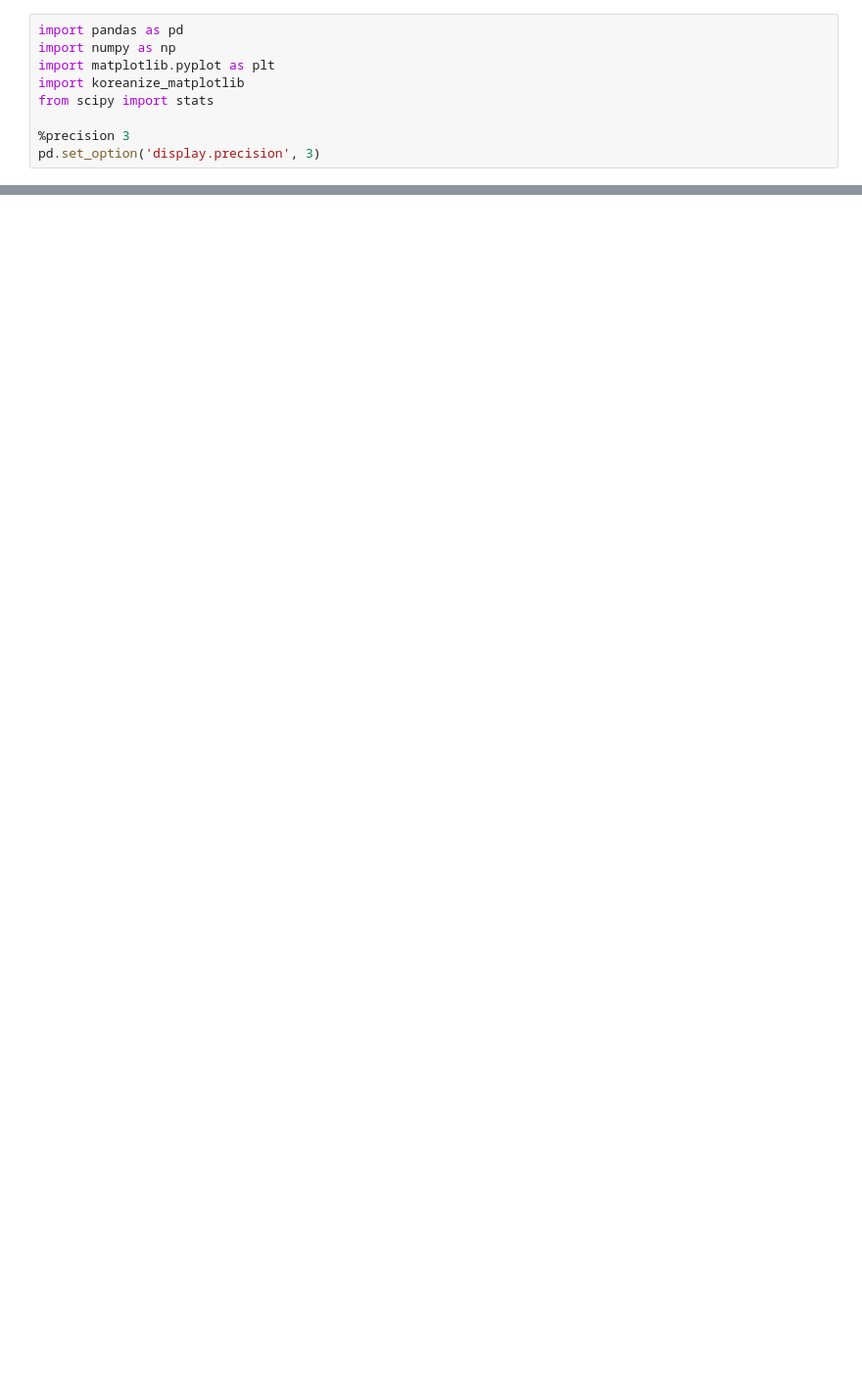
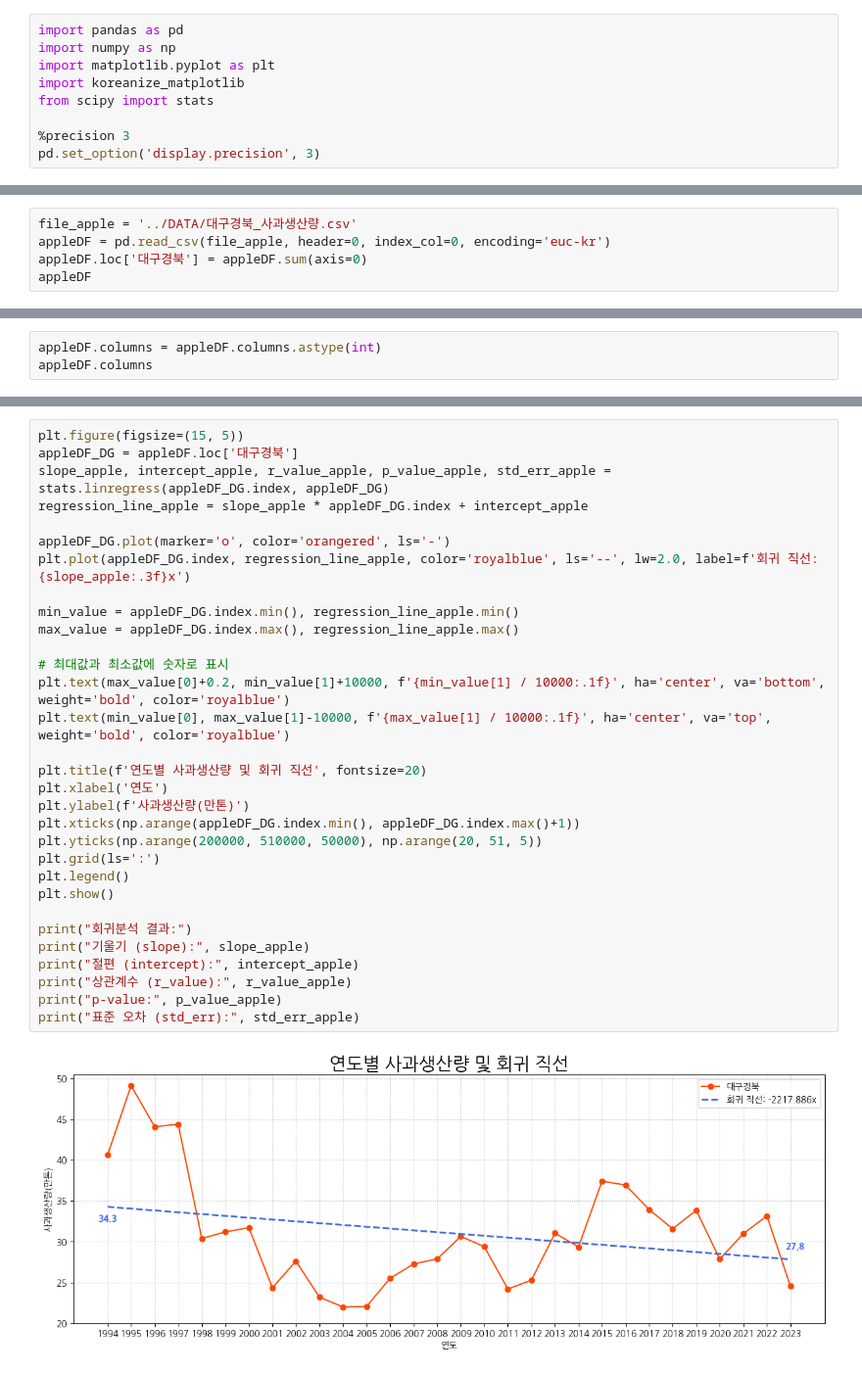
Before and after one commit to KDT-mini-project-06/KDT-mini_project-06, a Jupyter notebook: 이현길/temperature.ipynb, the cells around one changed output, grey strips where cells are left out. Shown at 98% size. Drawn from its saved outputs; the diff is of its cells as text; blank space fills up the shorter version.

Commit message:
대구경북 기온과 사과생산량 관계 분석

```diff
--- a/이현길/temperature.ipynb
+++ b/이현길/temperature.ipynb
@@ -191,0 +47,5 @@ plt.show()
+# %%
+file_apple = '../DATA/대구경북_사과생산량.csv'
+appleDF = pd.read_csv(file_apple, header=0, index_col=0, encoding='euc-kr')
+appleDF.loc['대구경북'] = appleDF.sum(axis=0)
+appleDF
@@ -191,0 +79,3 @@ plt.show()
+# %%
+appleDF.columns = appleDF.columns.astype(int)
+appleDF.columns
@@ -191,0 +87,33 @@ plt.show()
+# %%
+plt.figure(figsize=(15, 5))
+appleDF_DG = appleDF.loc['대구경북']
+slope_apple, intercept_apple, r_value_apple, p_value_apple, std_err_apple = stats.linregress(appleDF_DG.index, appleDF_DG)
+regression_line_apple = slope_apple * appleDF_DG.index + intercept_apple
+
+appleDF_DG.plot(marker='o', color='orangered', ls='-')
+plt.plot(appleDF_DG.index, regression_line_apple, color='royalblue', ls='--', lw=2.0, label=f'회귀 직선: {slope_apple:.3f}x')
+
+min_value = appleDF_DG.index.min(), regression_line_apple.min()
+max_value = appleDF_DG.index.max(), regression_line_apple.max()
+
+# 최대값과 최소값에 숫자로 표시
+plt.text(max_value[0]+0.2, min_value[1]+10000, f'{min_value[1] / 10000:.1f}', ha='center', va='bottom', weight='bold', color='royalblue')
+plt.text(min_value[0], max_value[1]-10000, f'{max_value[1] / 10000:.1f}', ha='center', va='top', weight='bold', color='royalblue')
+
+plt.title(f'연도별 사과생산량 및 회귀 직선', fontsize=20)
+plt.xlabel('연도')
+plt.ylabel(f'사과생산량(만톤)')
+plt.xticks(np.arange(appleDF_DG.index.min(), appleDF_DG.index.max()+1))
+plt.yticks(np.arange(200000, 510000, 50000), np.arange(20, 51, 5))
+plt.grid(ls=':')
+plt.legend()
+plt.show()
+
+print("회귀분석 결과:")
+print("기울기 (slope):", slope_apple)
+print("절편 (intercept):", intercept_apple)
+print("상관계수 (r_value):", r_value_apple)
+print("p-value:", p_value_apple)
+print("표준 오차 (std_err):", std_err_apple)
+# %% [output]
+[figure, added]
```
Also changed, not shown: parts of 25 cells of this notebook, 1 other file.
